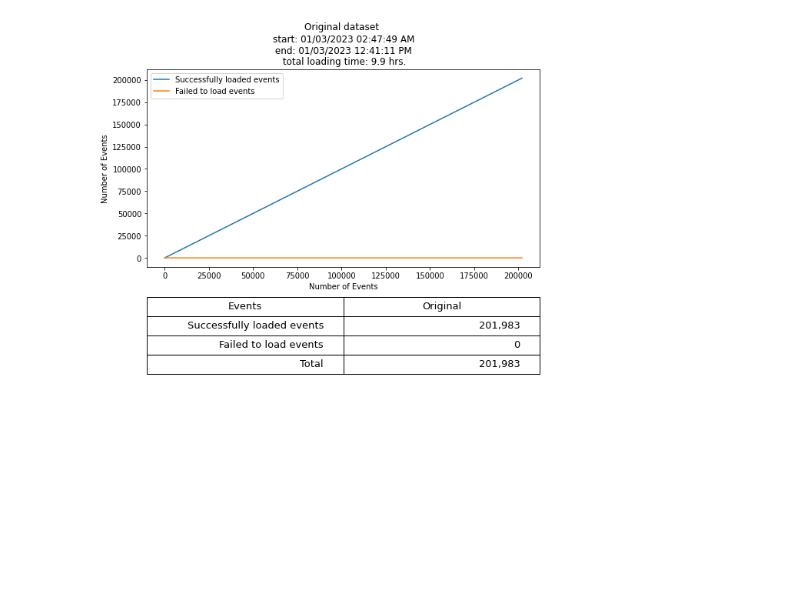
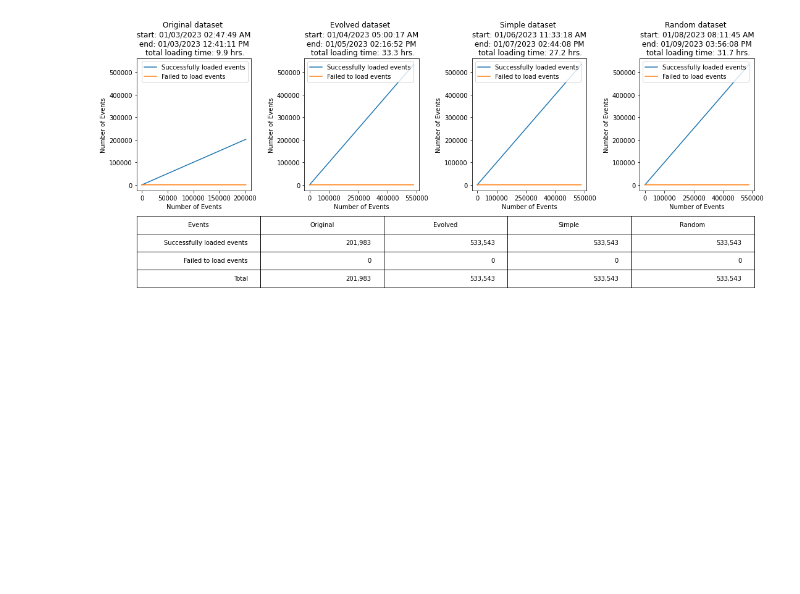
Before and after one commit to fzanart/Socialz, a Jupyter notebook: success_rate.ipynb, the cells around one changed output. Saved outputs shown, nothing was run; the diff lists cells and outputs as text; code cells hidden in the pictures; blank space fills up the shorter version.

Commit message:
Success rate plots - add 10k scenrio - more automated workflow

```diff
--- a/success_rate.ipynb
+++ b/success_rate.ipynb
@@ -84,45 +76,47 @@ df['accum_INFO'] = df['levelname_INFO'].cumsum()
 # %%
 ori = relevant_data_to_df(ori)
-# evo = relevant_data_to_df(evo)
-# sim = relevant_data_to_df(sim)
-# ran = relevant_data_to_df(ran)
+evo = relevant_data_to_df(evo)
+sim = relevant_data_to_df(sim)
+ran = relevant_data_to_df(ran)
 # %%
-fig = plt.figure(figsize=(8, 10), layout="constrained")
-spec = fig.add_gridspec(2, 1)
+fig = plt.figure(figsize=(15, 15), layout="constrained")
+spec = fig.add_gridspec(4, 4)
 
 ax1 = fig.add_subplot(spec[0,0])
 ax1 = plot_df(ori, ax1, 'Original')
+ax1.set_xticks([0, 50000, 100000, 150000, 200000])
 
-# ax2 = fig.add_subplot(spec[0,1])
-# ax2 = plot_df(evo, ax2, 'Evolved')
+ax2 = fig.add_subplot(spec[0,1],  sharey=ax1)
+ax2 = plot_df(evo, ax2, 'Evolved')
+ax2.set_xticks([0, 100000,250000, 400000, 550000])
 
-# ax3 = fig.add_subplot(spec[0,2])
-# ax3 = plot_df(sim, ax3, 'Simple')
+ax3 = fig.add_subplot(spec[0,2],  sharey=ax1, sharex=ax2)
+ax3 = plot_df(sim, ax3, 'Simple')
 
-# ax4 = fig.add_subplot(spec[0,3])
-# ax4 = plot_df(ran, ax4, 'Random')
+ax4 = fig.add_subplot(spec[0,3],  sharey=ax1, sharex=ax2)
+ax4 = plot_df(ran, ax4, 'Random')
 
 ax5 = fig.add_subplot(spec[1, :])
 table = ax5.table(cellText=[['Successfully loaded events',
-                    '{:,.0f}'.format(ori['levelname_INFO'].sum())],
-                    # '{:,.0f}'.format(evo['levelname_INFO'].sum()),
-                    # '{:,.0f}'.format(sim['levelname_INFO'].sum()),
-                    # '{:,.0f}'.format(ran['levelname_INFO'].sum())],
+                    '{:,.0f}'.format(ori['levelname_INFO'].sum()),
+                    '{:,.0f}'.format(evo['levelname_INFO'].sum()),
+                    '{:,.0f}'.format(sim['levelname_INFO'].sum()),
+                    '{:,.0f}'.format(ran['levelname_INFO'].sum())],
                     ['Failed to load events',
-                    '{:,.0f}'.format(ori['levelname_CRITICAL'].sum())],
-                    # '{:,.0f}'.format(evo['levelname_CRITICAL'].sum()),
-                    # '{:,.0f}'.format(sim['levelname_CRITICAL'].sum()),
-                    # '{:,.0f}'.format(ran['levelname_CRITICAL'].sum())],
+                    '{:,.0f}'.format(ori['levelname_CRITICAL'].sum()),
+                    '{:,.0f}'.format(evo['levelname_CRITICAL'].sum()),
+                    '{:,.0f}'.format(sim['levelname_CRITICAL'].sum()),
+                    '{:,.0f}'.format(ran['levelname_CRITICAL'].sum())],
                     ['Total',
-                    '{:,.0f}'.format(len(ori)),]],
-                    # '{:,.0f}'.format(len(evo)),
-                    # '{:,.0f}'.format(len(sim)),
-                    # '{:,.0f}'.format(len(ran))]],
-                colLabels=['Events', 'Original'],#, 'Evolved', 'Simple', 'Random'],
+                    '{:,.0f}'.format(len(ori)),
+                    '{:,.0f}'.format(len(evo)),
+                    '{:,.0f}'.format(len(sim)),
+                    '{:,.0f}'.format(len(ran))]],
+                colLabels=['Events', 'Original', 'Evolved', 'Simple', 'Random'],
                 loc='top')
 table.set_fontsize(14)
 table.scale(1, 2)
 ax5.axis('off')
 plt.show()
 # %% [output]
-[figure, old version]
+[figure, new version]
```
Also changed, not shown: parts of 8 cells of this notebook.
